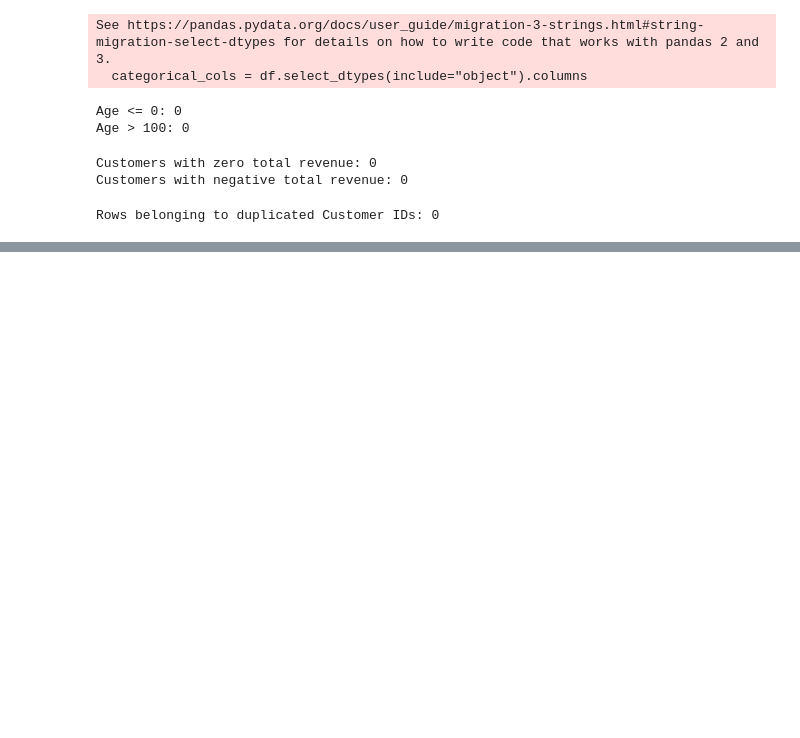
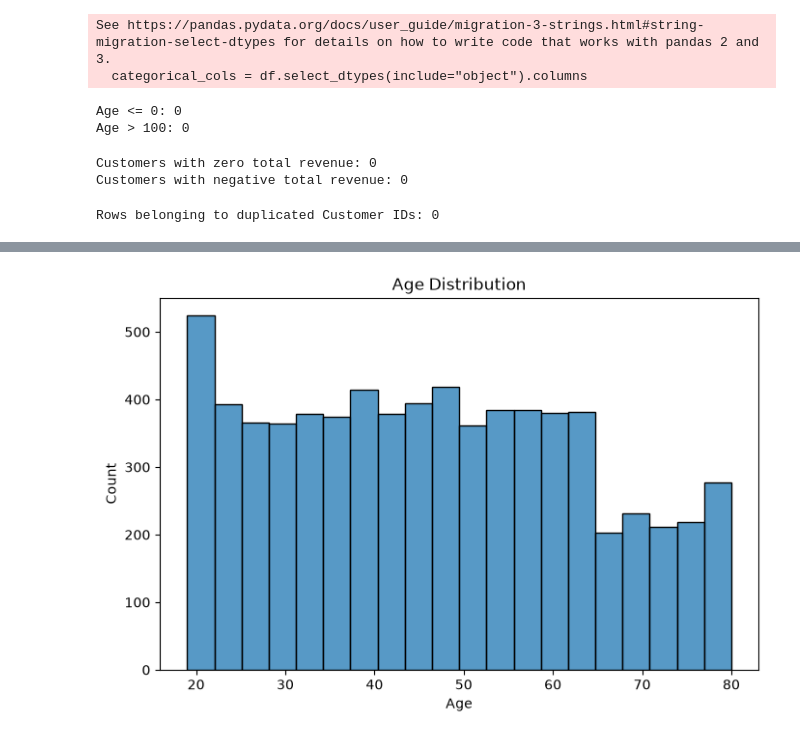
Before and after one commit to ngg1016/ENGE707-2026-S2-Low-Battery, a Jupyter notebook: notebooks/Telecom_AI.ipynb, the cells around one changed output, grey strips where cells are left out. Cells and saved outputs as stored; diff of their text form; code cells hidden in the pictures; blank space fills up the shorter version.

```diff
--- a/notebooks/Telecom_AI.ipynb
+++ b/notebooks/Telecom_AI.ipynb
@@ -183,0 +221,12 @@ Rows belonging to duplicated Customer IDs: 0
+# %%
+plt.figure(figsize=(8,5))
+
+sns.histplot(
+    df["Age"],
+    bins=20
+)
+
+plt.title("Age Distribution")
+plt.show()
+# %% [output]
+[figure, added]
```
Also changed, not shown: parts of 7 cells of this notebook, 1 other file.
